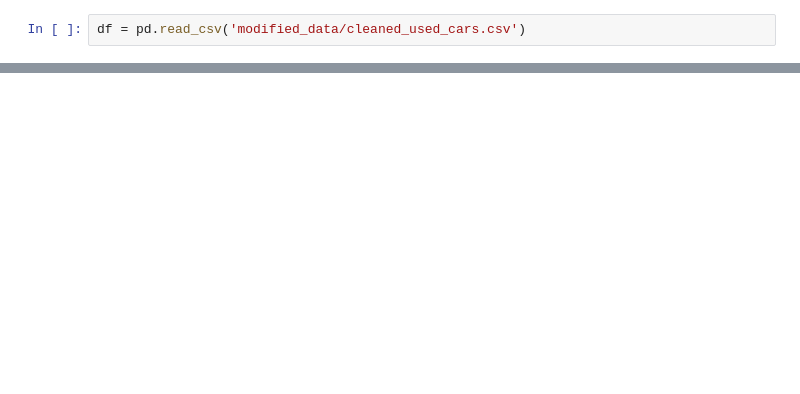
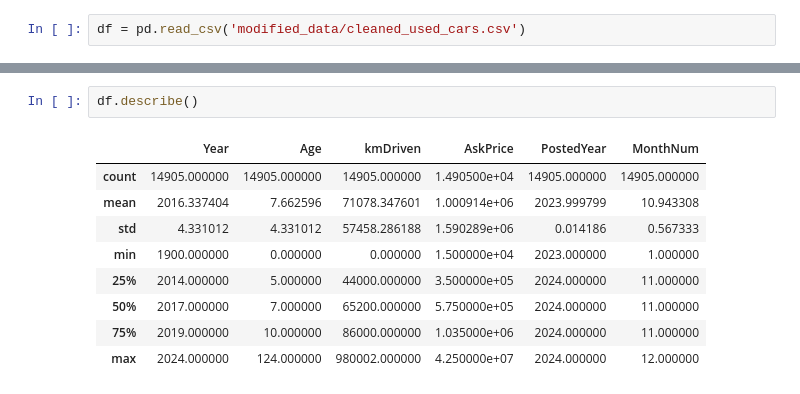
Before and after one commit to abdo1rahman/DEPI_grad_project, a Jupyter notebook: mini_project/used_cars/model_training.ipynb, the cells around one changed output, grey strips where cells are left out. Drawn from its saved outputs; the diff is of its cells as text; blank space fills up the shorter version.

```diff
--- a/mini_project/used_cars/model_training.ipynb
+++ b/mini_project/used_cars/model_training.ipynb
@@ -28,0 +50,12 @@ from sklearn.preprocessing import RobustScaler
+# %%
+df.describe()
+# %% [output]
+|  | Year | Age | kmDriven | AskPrice | PostedYear | MonthNum |
+| count | 14905.000000 | 14905.000000 | 14905.000000 | 1.490500e+04 | 14905.000000 | 14905.000000 |
+| mean | 2016.337404 | 7.662596 | 71078.347601 | 1.000914e+06 | 2023.999799 | 10.943308 |
+| std | 4.331012 | 4.331012 | 57458.286188 | 1.590289e+06 | 0.014186 | 0.567333 |
+| min | 1900.000000 | 0.000000 | 0.000000 | 1.500000e+04 | 2023.000000 | 1.000000 |
+| 25% | 2014.000000 | 5.000000 | 44000.000000 | 3.500000e+05 | 2024.000000 | 11.000000 |
+| 50% | 2017.000000 | 7.000000 | 65200.000000 | 5.750000e+05 | 2024.000000 | 11.000000 |
+| 75% | 2019.000000 | 10.000000 | 86000.000000 | 1.035000e+06 | 2024.000000 | 11.000000 |
+| max | 2024.000000 | 124.000000 | 980002.000000 | 4.250000e+07 | 2024.000000 | 12.000000 |
```
Also changed, not shown: parts of 11 cells of this notebook.
